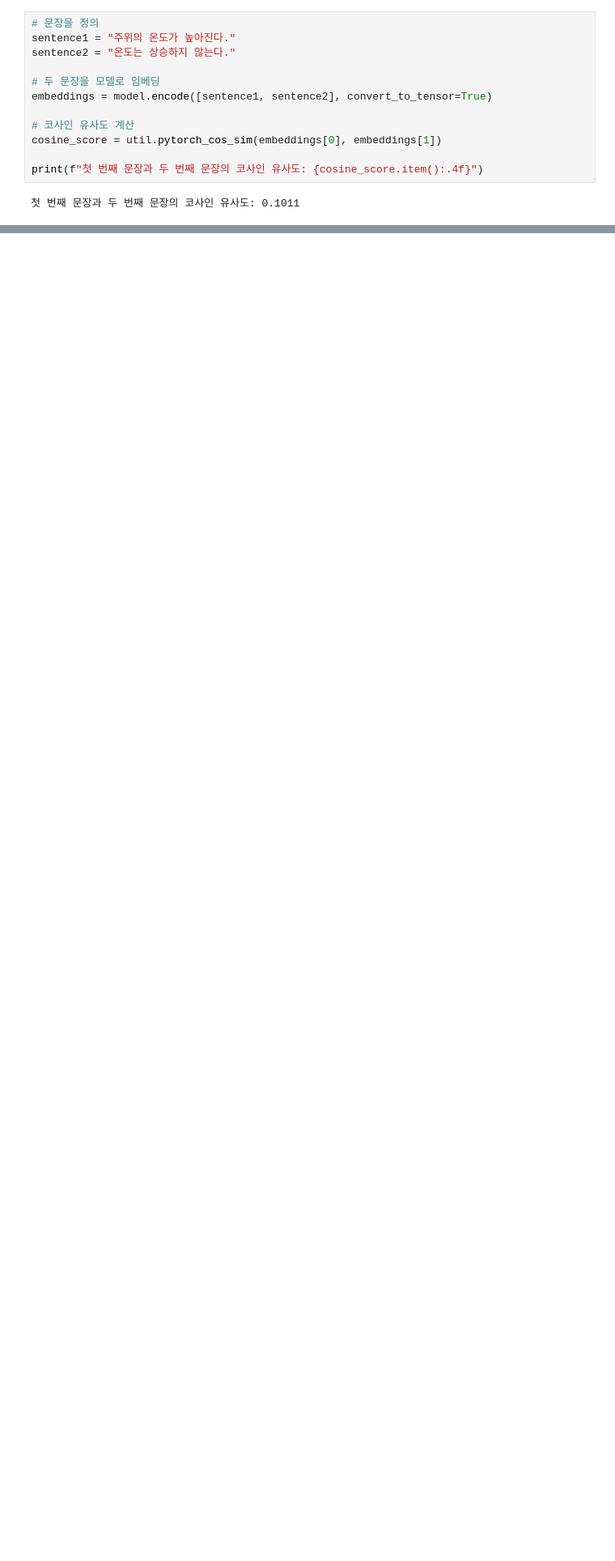
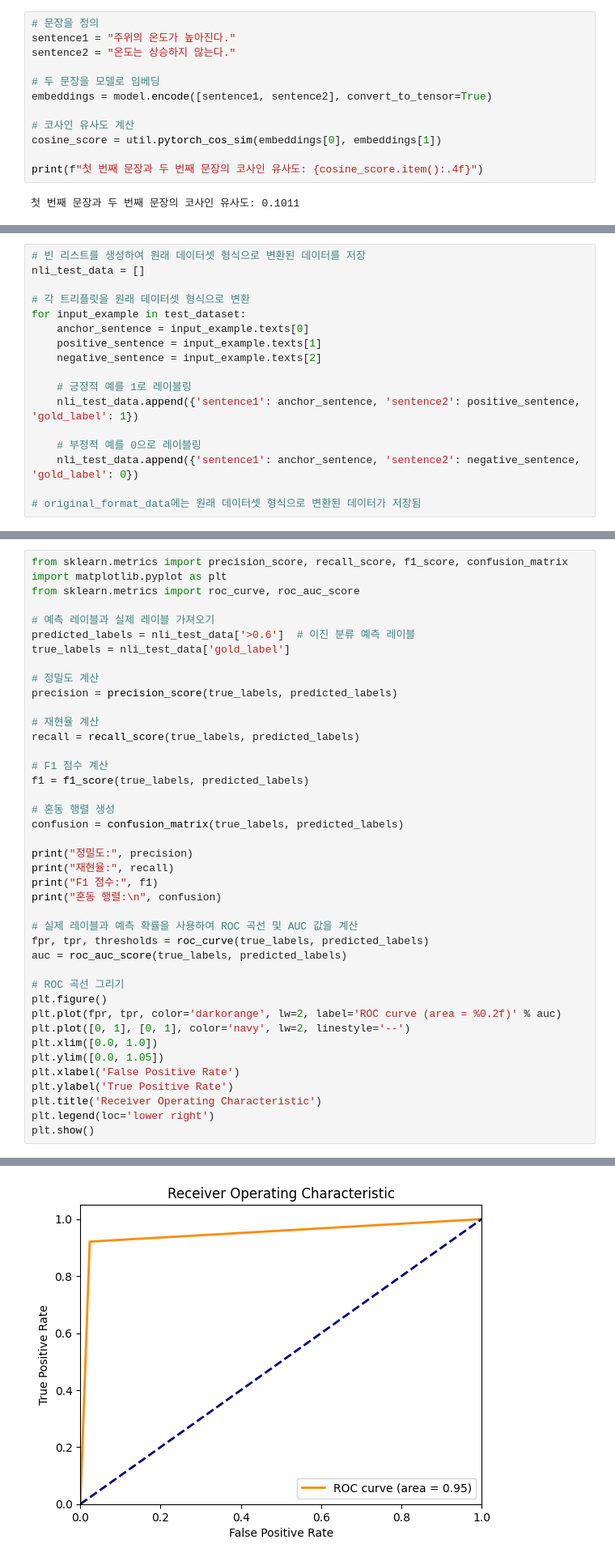
Before and after one commit to escape-capstone-design/NLP, a Jupyter notebook: finetuning/kosimcse-roberta.ipynb, the cells around one changed output, grey strips where cells are left out. Shown at 81% size. Drawn from its saved outputs; the diff is of its cells as text; blank space fills up the shorter version.

```diff
--- a/finetuning/kosimcse-roberta.ipynb
+++ b/finetuning/kosimcse-roberta.ipynb
@@ -505,0 +502,17 @@ print(f"첫 번째 문장과 두 번째 문장의 코사인 유사도: {cosine_s
+# %%
+# 빈 리스트를 생성하여 원래 데이터셋 형식으로 변환된 데이터를 저장
+nli_test_data = []
+
+# 각 트리플릿을 원래 데이터셋 형식으로 변환
+for input_example in test_dataset:
+    anchor_sentence = input_example.texts[0]
+    positive_sentence = input_example.texts[1]
+    negative_sentence = input_example.texts[2]
+
+    # 긍정적 예를 1로 레이블링
+    nli_test_data.append({'sentence1': anchor_sentence, 'sentence2': positive_sentence, 'gold_label': 1})
+
+    # 부정적 예를 0으로 레이블링
+    nli_test_data.append({'sentence1': anchor_sentence, 'sentence2': negative_sentence, 'gold_label': 0})
+
+# original_format_data에는 원래 데이터셋 형식으로 변환된 데이터가 저장됨
@@ -505,0 +616,42 @@ print(f"첫 번째 문장과 두 번째 문장의 코사인 유사도: {cosine_s
+# %%
+from sklearn.metrics import precision_score, recall_score, f1_score, confusion_matrix
+import matplotlib.pyplot as plt
+from sklearn.metrics import roc_curve, roc_auc_score
+
+# 예측 레이블과 실제 레이블 가져오기
+predicted_labels = nli_test_data['>0.6']  # 이진 분류 예측 레이블
+true_labels = nli_test_data['gold_label']
+
+# 정밀도 계산
+precision = precision_score(true_labels, predicted_labels)
+
+# 재현율 계산
+recall = recall_score(true_labels, predicted_labels)
+
+# F1 점수 계산
+f1 = f1_score(true_labels, predicted_labels)
+
+# 혼동 행렬 생성
+confusion = confusion_matrix(true_labels, predicted_labels)
+
+print("정밀도:", precision)
+print("재현율:", recall)
+print("F1 점수:", f1)
+print("혼동 행렬:\n", confusion)
+
+# 실제 레이블과 예측 확률을 사용하여 ROC 곡선 및 AUC 값을 계산
+fpr, tpr, thresholds = roc_curve(true_labels, predicted_labels)
+auc = roc_auc_score(true_labels, predicted_labels)
+
+# ROC 곡선 그리기
+plt.figure()
+plt.plot(fpr, tpr, color='darkorange', lw=2, label='ROC curve (area = %0.2f)' % auc)
+plt.plot([0, 1], [0, 1], color='navy', lw=2, linestyle='--')
+plt.xlim([0.0, 1.0])
+plt.ylim([0.0, 1.05])
+plt.xlabel('False Positive Rate')
+plt.ylabel('True Positive Rate')
+plt.title('Receiver Operating Characteristic')
+plt.legend(loc='lower right')
+plt.show()
+# %% [output]
@@ -505,0 +664 @@ print(f"첫 번째 문장과 두 번째 문장의 코사인 유사도: {cosine_s
+[figure, added]
```
Also changed, not shown: parts of 15 cells of this notebook.
